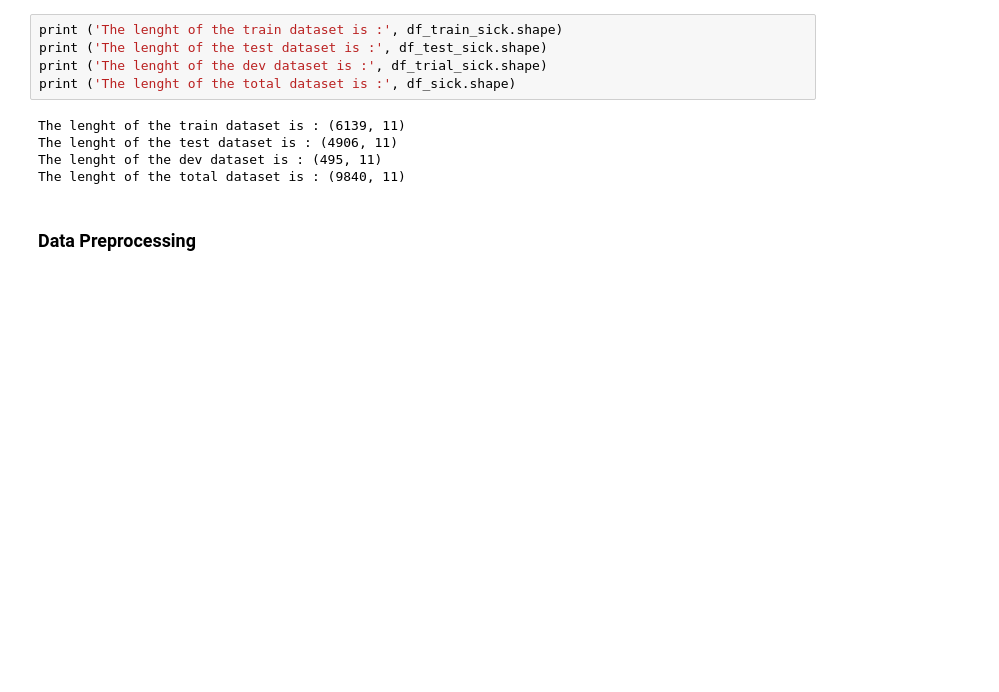
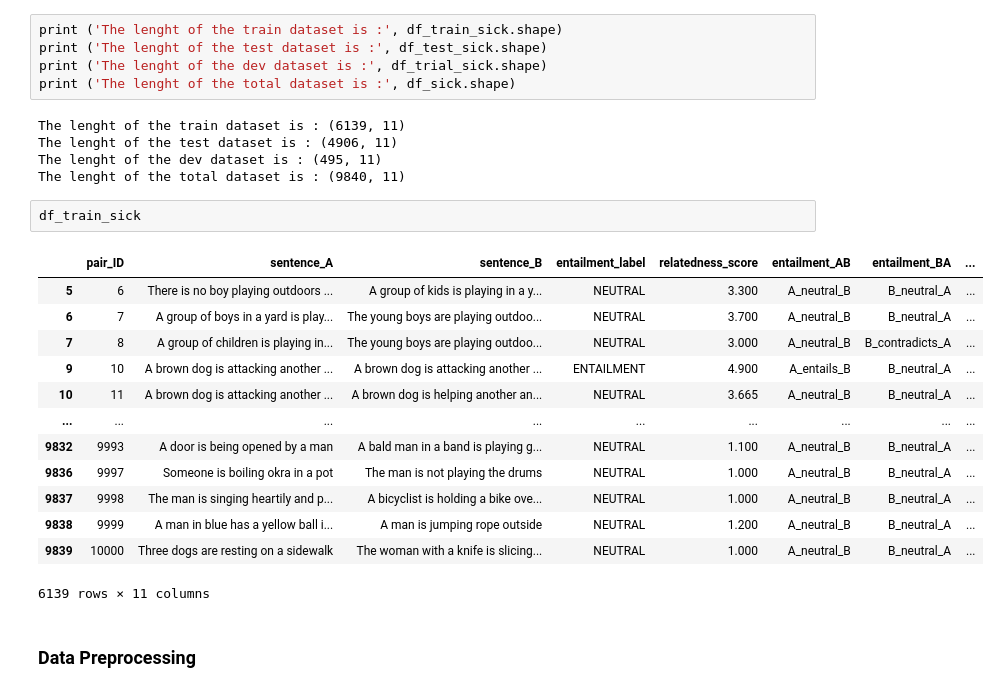
Before and after one commit to mbrull153/EDA-nlp-tfm, a Jupyter notebook: models_bueno-Copy1.ipynb, the cells around one changed output. Drawn from its saved outputs; the diff is of its cells as text; blank space fills up the shorter version.

```diff
--- a/models_bueno-Copy1.ipynb
+++ b/models_bueno-Copy1.ipynb
@@ -123,6 +123,22 @@ The lenght of the train dataset is : (6139, 11)
 The lenght of the test dataset is : (4906, 11)
 The lenght of the dev dataset is : (495, 11)
 The lenght of the total dataset is : (9840, 11)
+# %%
+df_train_sick
+# %% [output]
+|  | pair_ID | sentence_A | sentence_B | entailment_label | relatedness_score | entailment_AB | entailment_BA | ... |
+| 5 | 6 | There is no boy playing outdoors ... | A group of kids is playing in a y... | NEUTRAL | 3.300 | A_neutral_B | B_neutral_A | ... |
+| 6 | 7 | A group of boys in a yard is play... | The young boys are playing outdoo... | NEUTRAL | 3.700 | A_neutral_B | B_neutral_A | ... |
+| 7 | 8 | A group of children is playing in... | The young boys are playing outdoo... | NEUTRAL | 3.000 | A_neutral_B | B_contradicts_A | ... |
+| 9 | 10 | A brown dog is attacking another ... | A brown dog is attacking another ... | ENTAILMENT | 4.900 | A_entails_B | B_neutral_A | ... |
+| 10 | 11 | A brown dog is attacking another ... | A brown dog is helping another an... | NEUTRAL | 3.665 | A_neutral_B | B_neutral_A | ... |
+| ... | ... | ... | ... | ... | ... | ... | ... | ... |
+| 9832 | 9993 | A door is being opened by a man | A bald man in a band is playing g... | NEUTRAL | 1.100 | A_neutral_B | B_neutral_A | ... |
+| 9836 | 9997 | Someone is boiling okra in a pot | The man is not playing the drums | NEUTRAL | 1.000 | A_neutral_B | B_neutral_A | ... |
+| 9837 | 9998 | The man is singing heartily and p... | A bicyclist is holding a bike ove... | NEUTRAL | 1.000 | A_neutral_B | B_neutral_A | ... |
+| 9838 | 9999 | A man in blue has a yellow ball i... | A man is jumping rope outside | NEUTRAL | 1.200 | A_neutral_B | B_neutral_A | ... |
+| 9839 | 10000 | Three dogs are resting on a sidewalk | The woman with a knife is slicing... | NEUTRAL | 1.000 | A_neutral_B | B_neutral_A | ... |
+6139 rows × 11 columns
 # %% [markdown]
 ### Data Preprocessing
 # %%
```
Also changed, not shown: parts of 85 cells of this notebook.
